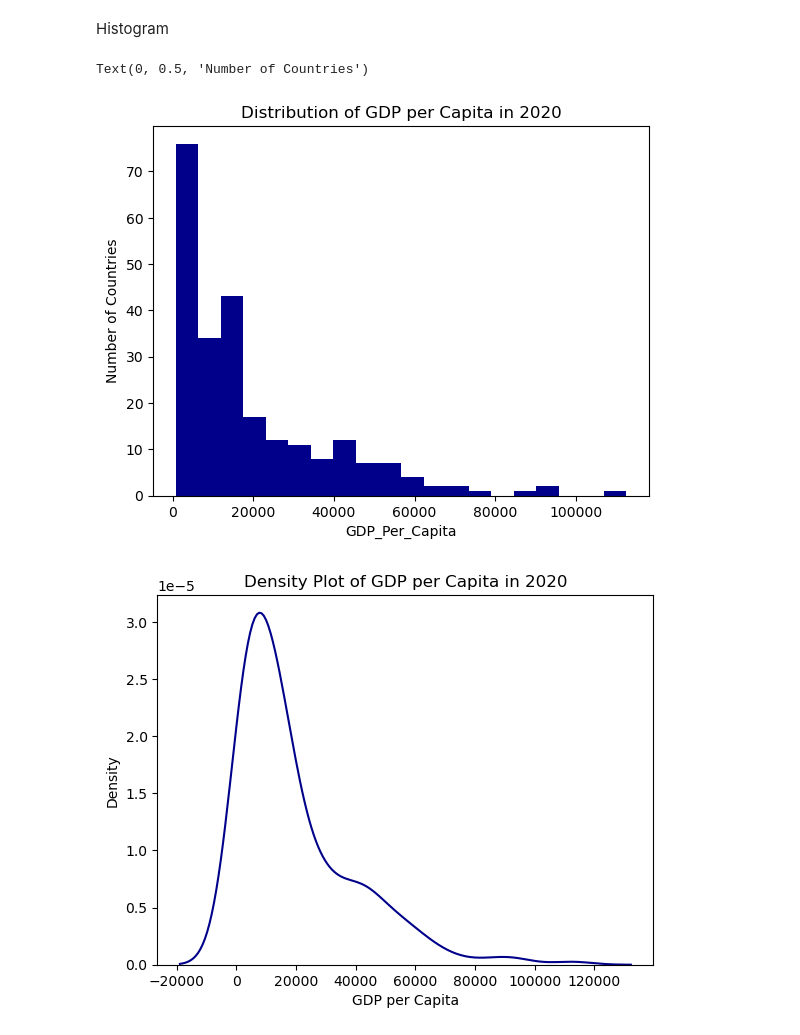
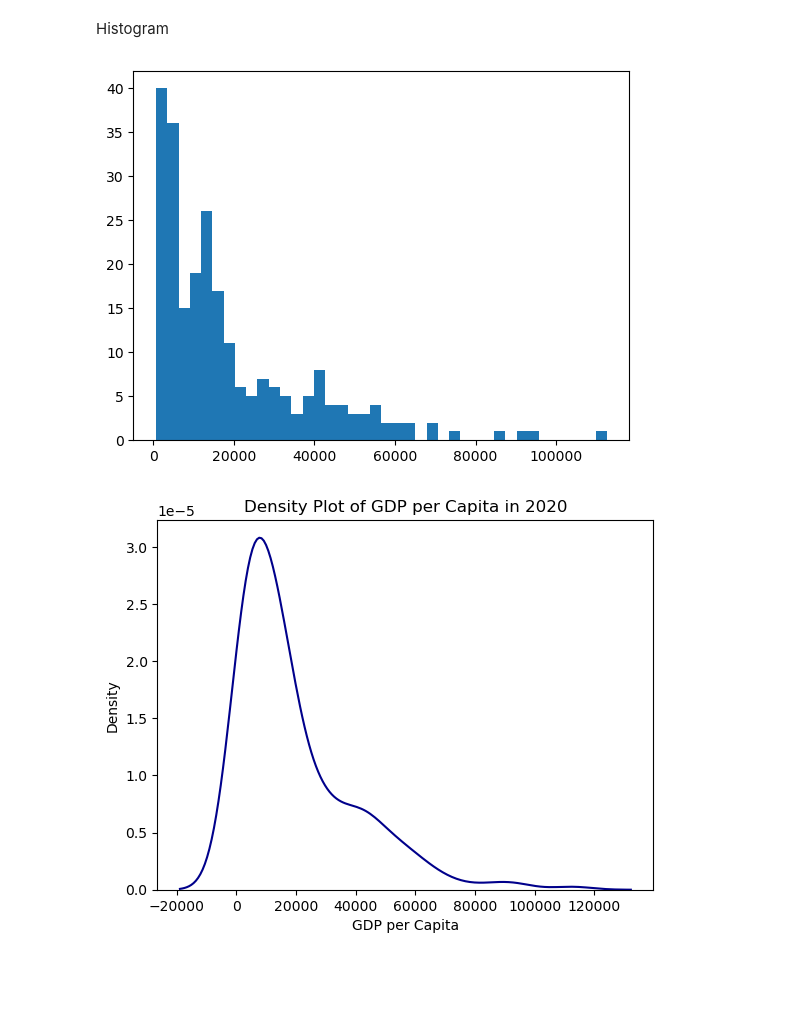
Before and after one commit to NSS-Full-Time-Data-Analytics-11/un-project-roaayousif, a Jupyter notebook: notebooks/un_project .ipynb, the cells around one changed output. Drawn from its saved outputs; the diff is of its cells as text; code cells hidden in the pictures; blank space fills up the shorter version.

```diff
--- a/notebooks/un_project .ipynb
+++ b/notebooks/un_project .ipynb
@@ -136,5 +143,5 @@ gdp_df
 | 7175 | Zimbabwe | 1990 | 2652.129209 |
 7176 rows × 3 columns
 # %%
-gdp_df = gdp_df.loc[gdp_df['Year'] == 2020]
+gdp_2020 = gdp_df.loc[gdp_df['Year'] == 2020]
 # %%
@@ -156,11 +163,8 @@ gdp_df
 # %% [markdown]
 Histogram
 # %%
-plt.hist(gdp_df['GDP_Per_Capita'], bins=20, color='darkblue')
-plt.title('Distribution of GDP per Capita in 2020')
-plt.xlabel('GDP_Per_Capita')
-plt.ylabel('Number of Countries')
+plt.hist(gdp_2020.GDP_Per_Capita, bins=40)
+plt.show()
 # %% [output]
-Text(0, 0.5, 'Number of Countries')
-[figure, old version]
+[figure, new version]
 # %%
```
Also changed, not shown: parts of 53 cells of this notebook.
